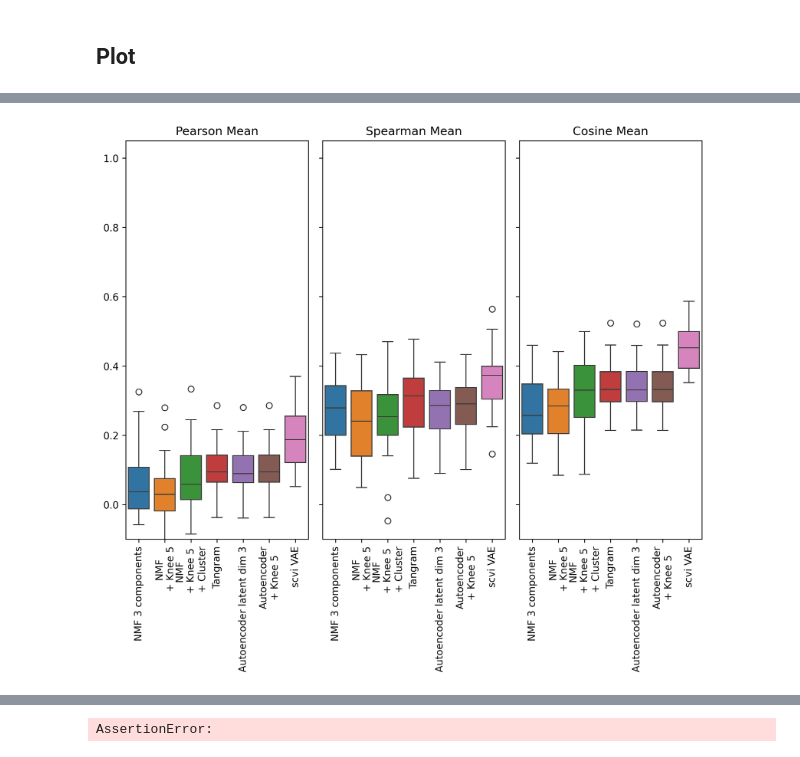
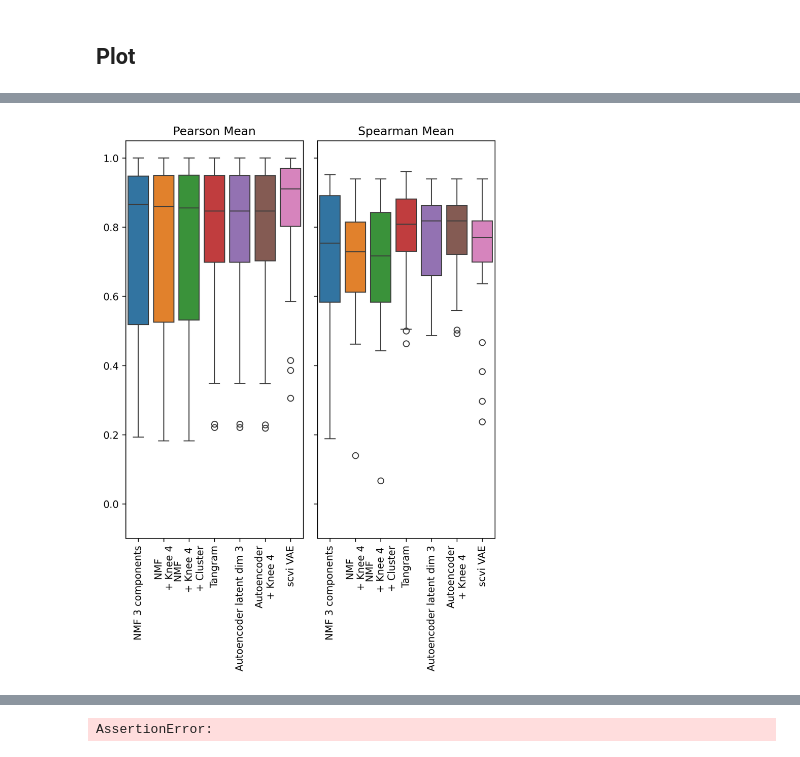
Before and after one commit to egerc/spatial_transcript_inference, a Jupyter notebook: benchmarking_different_predictors.ipynb, the cells around one changed output, grey strips where cells are left out. Saved outputs shown, nothing was run; the diff lists cells and outputs as text; code cells hidden in the pictures.

```diff
--- a/benchmarking_different_predictors.ipynb
+++ b/benchmarking_different_predictors.ipynb
@@ -611,5 +611,5 @@ OMP: Info #276: omp_set_nested routine deprecated, please use omp_set_max_active
 def tangram_predictor(adata_query, compidx, subidx):
     return predict_genes_tangram(adata_query, adata_sc, compidx, subidx, device="mps", verbose=False)
 
-results["Tangram"] = benchmark_gene_predictor(adata_sp, benchmarking_genes, 40, tangram_predictor)
+results["Tangram"] = benchmark_gene_predictor(adata_sp, benchmarking_genes, n_predicted_genes, tangram_predictor)
 # %% [output]
@@ -659,7 +659,7 @@ autoencoder_predictor = lambda adata_query, compidx, subidx: \
 #        adata_query[:, shared_genes].X
 #    )[:, pd.Index(shared_genes).get_indexer(compidx)])
 
-results[f"Autoencoder latent dim {n_components}"] = benchmark_gene_predictor(adata_sp, benchmarking_genes, 40, autoencoder_predictor)
+results[f"Autoencoder latent dim {n_components}"] = benchmark_gene_predictor(adata_sp, benchmarking_genes, n_predicted_genes, autoencoder_predictor)
 # %%
 Y = adata_sc[:, shared_genes].X
 if knee is None:
@@ -678,7 +678,7 @@ autoencoder_predictor = lambda adata_query, compidx, subidx: \
 #        adata_query[:, shared_genes].X
 #    )[:, pd.Index(shared_genes).get_indexer(compidx)])
 
-results[f"Autoencoder\n+ Knee {knee}"] = benchmark_gene_predictor(adata_sp, benchmarking_genes, 40, autoencoder_predictor)
+results[f"Autoencoder\n+ Knee {knee}"] = benchmark_gene_predictor(adata_sp, benchmarking_genes, n_predicted_genes, autoencoder_predictor)
 # %% [markdown]
 ### NN Predictor
 # %%
@@ -709,7 +709,7 @@ def scvi_VAE_predictor(
     output = scvi_vae.get_normalized_expression(adata_query[:, shared_genes].copy())
     return output[compidx].values
 
-results[f"scvi VAE"] = benchmark_gene_predictor(adata_sp, benchmarking_genes, 40, scvi_VAE_predictor)
+results[f"scvi VAE"] = benchmark_gene_predictor(adata_sp, benchmarking_genes, n_predicted_genes, scvi_VAE_predictor)
 # %% [output]
 GPU available: True (mps), used: True
 TPU available: False, using: 0 TPU cores
@@ -829,23 +829,23 @@ pDC
 # %%
 correlation_functions = {
     "Pearson Mean": pearsonr_mean,
     #"Pearson Log Mean": pearsonr_log_mean,
     "Spearman Mean": spearmanr_mean,
-    "Cosine Mean": cosine_mean,
+    #"Cosine Mean": cosine_mean,
     #"Cosine Log Mean": cosine_log_mean,
 }
 
 
 fig, axes = plt.subplots(1, len(correlation_functions), figsize=(2/4.8 * len(results) * len(correlation_functions), 8), dpi=300, sharey=True)
 
 for ax, (name, func) in zip(axes, correlation_functions.items()):
     data = {method: [reconstruction_result.compute_correlation(func) for reconstruction_result in result] for method, result in results.items()}
     sns.boxplot(data=data, ax=ax)
     ax.set_title(name)
     ax.set_xticklabels(ax.get_xticklabels(), rotation=90)
 
 plt.ylim(-0.1, 1.05)
 plt.tight_layout()
 plt.show()
 # %% [output]
-[figure, old version]
+[figure, new version]
```
Also changed, not shown: parts of 14 cells of this notebook.
